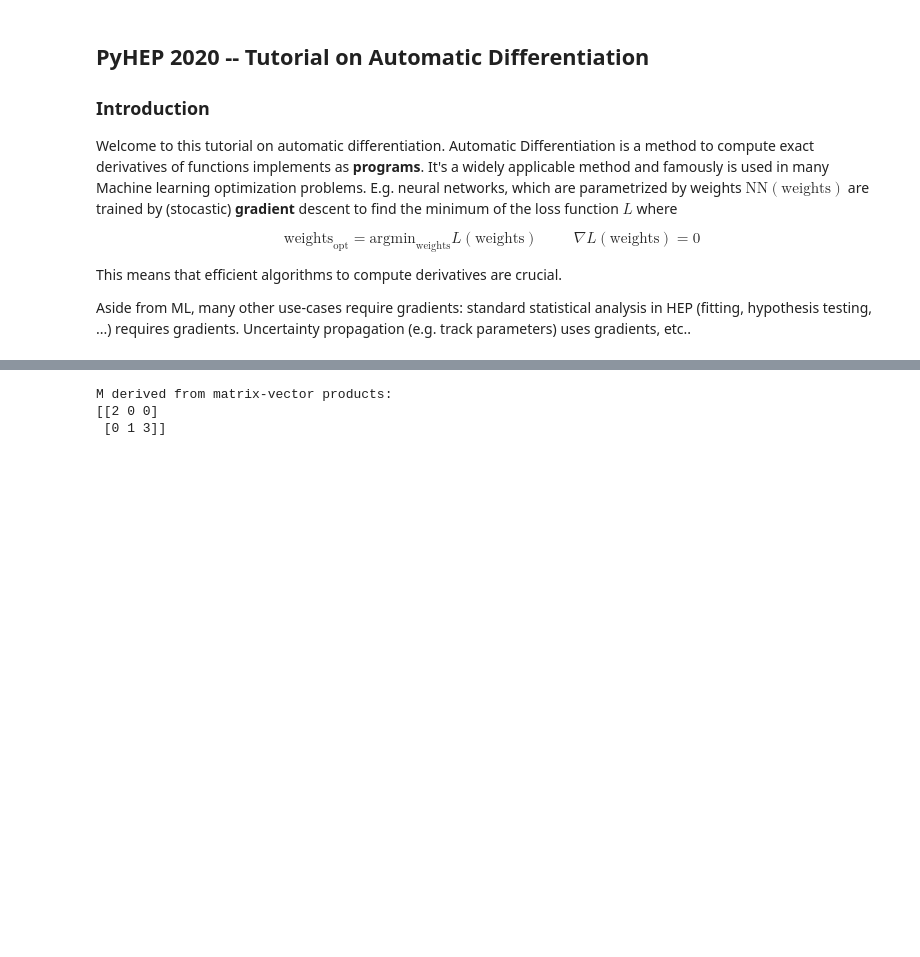
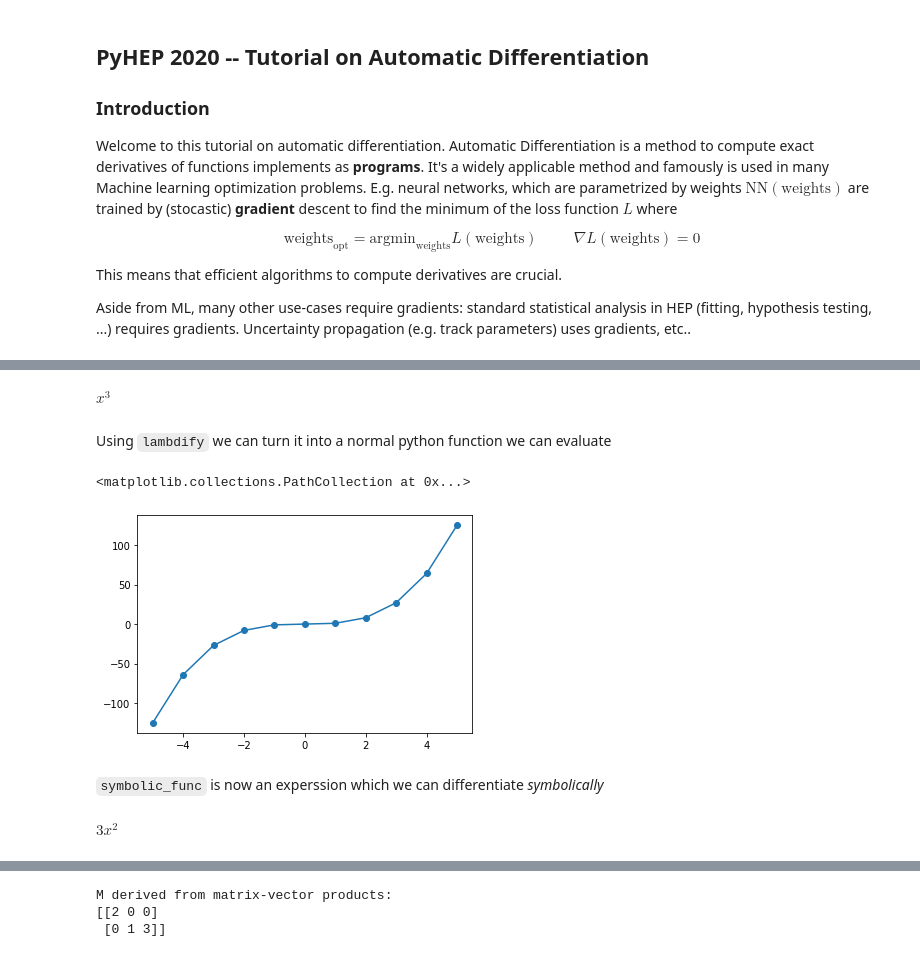
Before and after one commit to lukasheinrich/pyhep2020-autodiff-tutorial, a Jupyter notebook: Tutorial.ipynb, the cells around one changed output, grey strips where cells are left out. Saved outputs shown, nothing was run; the diff lists cells and outputs as text; code cells hidden in the pictures; blank space fills up the shorter version.

```diff
--- a/Tutorial.ipynb
+++ b/Tutorial.ipynb
@@ -22,0 +104,31 @@ Aside from ML, many other use-cases require gradients: standard statistical anal
+# %%
+import sympy
+
+def function(x):
+    return x**3
+
+def true_deriv(x):
+    return 3*x**2
+
+symbolic_x = sympy.symbols('x')
+symbolic_func = function(symbolic_x)
+symbolic_func
+# %% [output]
+$\displaystyle x^{3}$
+# %% [markdown]
+Using `lambdify` we can turn it into a normal python function we can evaluate
+# %%
+xi = np.linspace(-5,5,11)
+yi = sympy.lambdify(symbolic_x,symbolic_func)(xi)
+plt.plot(xi,yi)
+plt.scatter(xi,yi)
+# %% [output]
+<matplotlib.collections.PathCollection at 0x...>
+[figure, added]
+# %% [markdown]
+`symbolic_func` is now an experssion which we can differentiate *symbolically*
+# %%
+symbolic_deriv = symbolic_func.diff(symbolic_x)
+symbolic_deriv
+# %% [output]
+$\displaystyle 3 x^{2}$
```
Also changed, not shown: parts of 30 cells of this notebook.
